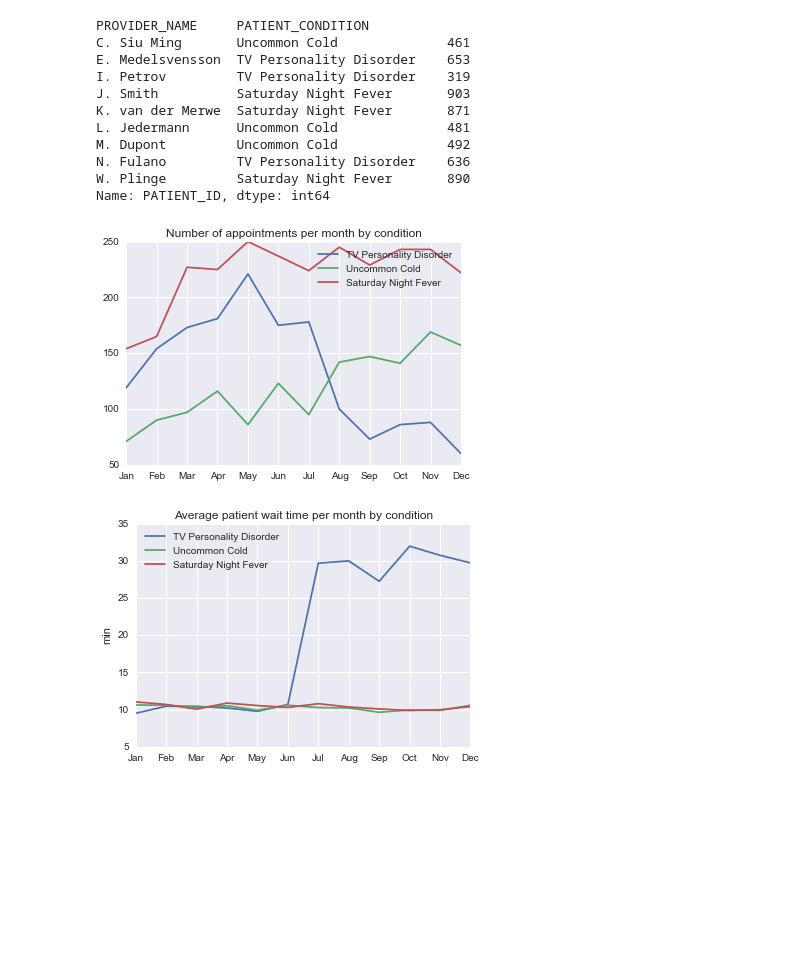
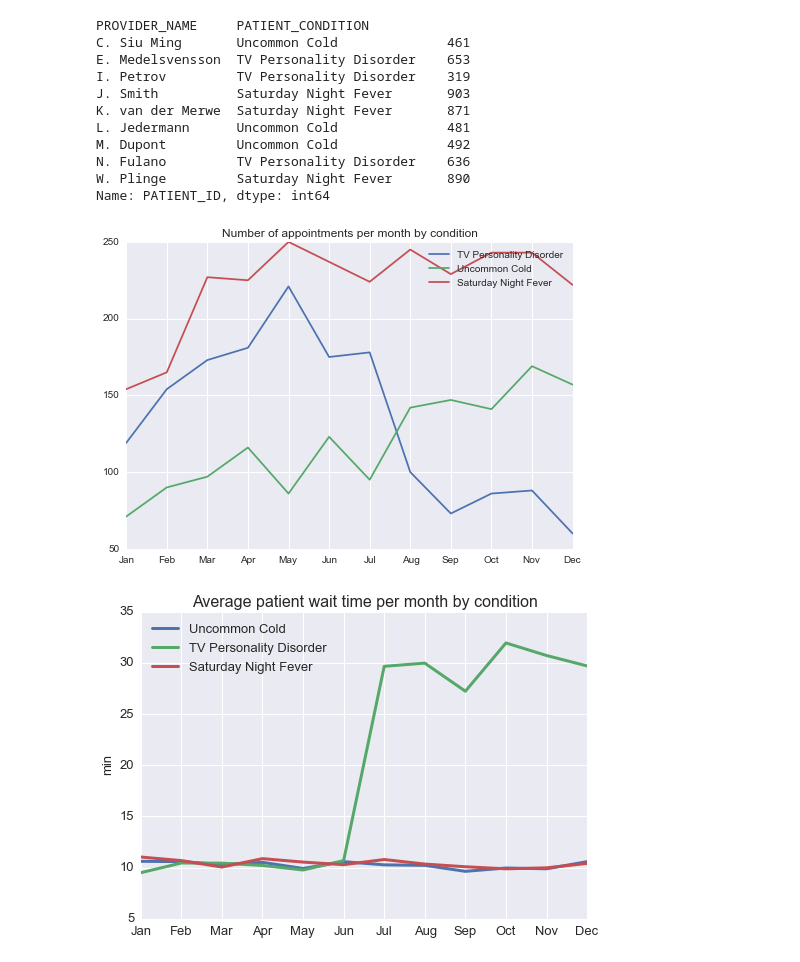
Before and after one commit to gautsi/pmareport, a Jupyter notebook: notebooks/TVP_instability.ipynb, the cells around one changed output. Cells and saved outputs as stored; diff of their text form; code cells hidden in the pictures; blank space fills up the shorter version.

```diff
--- a/notebooks/TVP_instability.ipynb
+++ b/notebooks/TVP_instability.ipynb
@@ -33,10 +33,11 @@ df_month_doc_cnt = df_month_doc.count()
 for i in list(set(df[df.cond == 'tvp'].PROVIDER_NAME)):
     #plt.clf()
     data = df_month_doc_cnt.xs(i, level='PROVIDER_NAME')
-    plt.plot(data.index, data.PATIENT_ID, label=i)
-    plt.xticks(xrange(0, 13), calendar.month_abbr)
-    plt.xlim(xmin=1)
-plt.title('Number of appointments per month by doctor')
-plt.legend()
-# plt.savefig('appts_per_month_doc_tpd.png', bbox='tight', dpi=300)
+    plt.plot(data.index, data.PATIENT_ID, label=i, linewidth=3)
+plt.xticks(xrange(0, 13), calendar.month_abbr, size=13)
+plt.xlim(xmin=1)
+plt.yticks(size=13)
+plt.title('Number of appointments per month by doctor', size=16)
+plt.legend(fontsize=13)
+plt.savefig('appts_per_month_doc_tpd2.png', bbox='tight', dpi=300)
 # %% [output]
@@ -109,21 +109,22 @@ for i in set(df.PATIENT_CONDITION):
     plt.xlim(xmin=1)
 plt.title('Number of appointments per month by condition')
 plt.legend()
-plt.savefig('appts_per_month_cond.png', bbox='tight', dpi=300)
+plt.savefig('appts_per_month_cond2.png', bbox='tight', dpi=200)
 # %% [output]
-[figure, old version]
+[figure, new version]
 # %%
 # Average delay per month by condition
 df_month_cond_mean = df.groupby(['month', 'PATIENT_CONDITION']).mean()
-for i in set(df.PATIENT_CONDITION):
+for i in ['Uncommon Cold', 'TV Personality Disorder', 'Saturday Night Fever']:
     #plt.clf()
     data = df_month_cond_mean.xs(i, level='PATIENT_CONDITION')
-    plt.plot(data.index, data.delay, label=i)
-    plt.xticks(xrange(0, 13), calendar.month_abbr)
+    plt.plot(data.index, data.delay, label=i, linewidth=3)
+    plt.xticks(xrange(0, 13), calendar.month_abbr, size=13)
+    plt.yticks(size=13)
     plt.xlim(xmin=1)
-plt.title('Average patient wait time per month by condition')
-plt.ylabel('min')
-plt.legend(loc=2)
+plt.title('Average patient wait time per month by condition', fontsize=16)
+plt.ylabel('min', fontsize=13)
+plt.legend(loc=2, fontsize=13)
 plt.savefig('delay_per_month_cond.png', bbox='tight', dpi=300)
 # %% [output]
-[figure, old version]
+[figure, new version]
```
Also changed, not shown: parts of 1 cell of this notebook, 10 other files.
